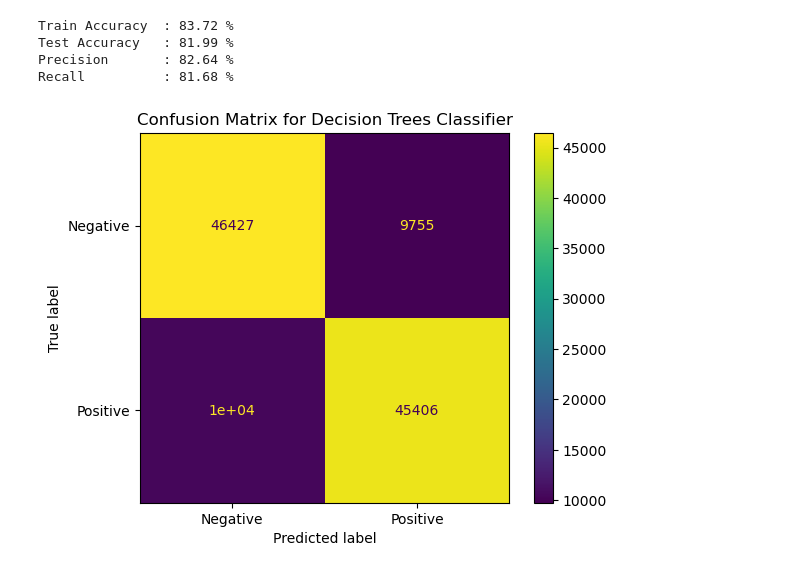
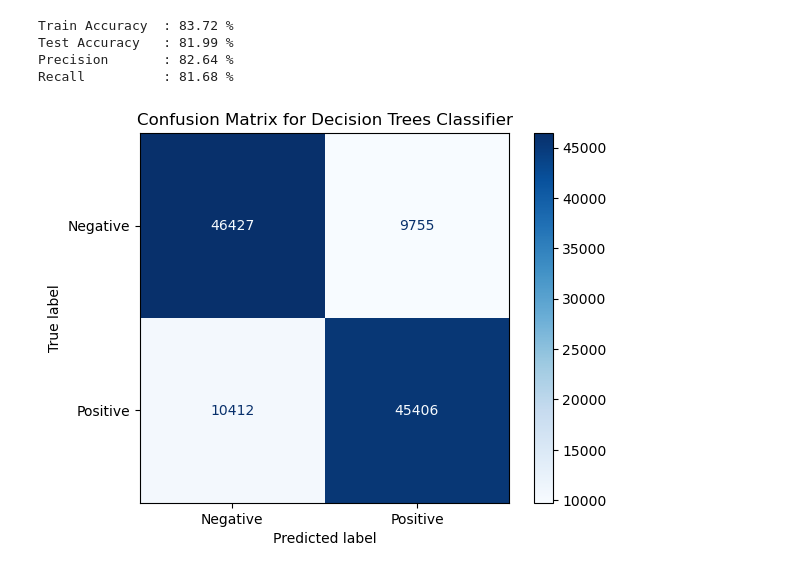
Before and after one commit to ddurgoji/yelp-reviews-capstone-project-ucb-ml-ai, a Jupyter notebook: yelp-reviews-capstone-ucb-mlai.ipynb, the cells around one changed output. Saved outputs shown, nothing was run; the diff lists cells and outputs as text; code cells hidden in the pictures.

```diff
--- a/yelp-reviews-capstone-ucb-mlai.ipynb
+++ b/yelp-reviews-capstone-ucb-mlai.ipynb
@@ -895,9 +895,9 @@ Recall          : 81.68 %
 # %%
 from sklearn.metrics import confusion_matrix, ConfusionMatrixDisplay
 cm = confusion_matrix(y_valid, model.predict(X_valid))
 disp = ConfusionMatrixDisplay(cm, display_labels=["Negative","Positive"])
-disp.plot()
+disp.plot(cmap="Blues", values_format='')
 plt.title("Confusion Matrix for Decision Trees Classifier")
 plt.show()
 # %% [output]
-[figure, old version]
+[figure, new version]
```
Also changed, not shown: parts of 12 cells of this notebook, 1 other file.
